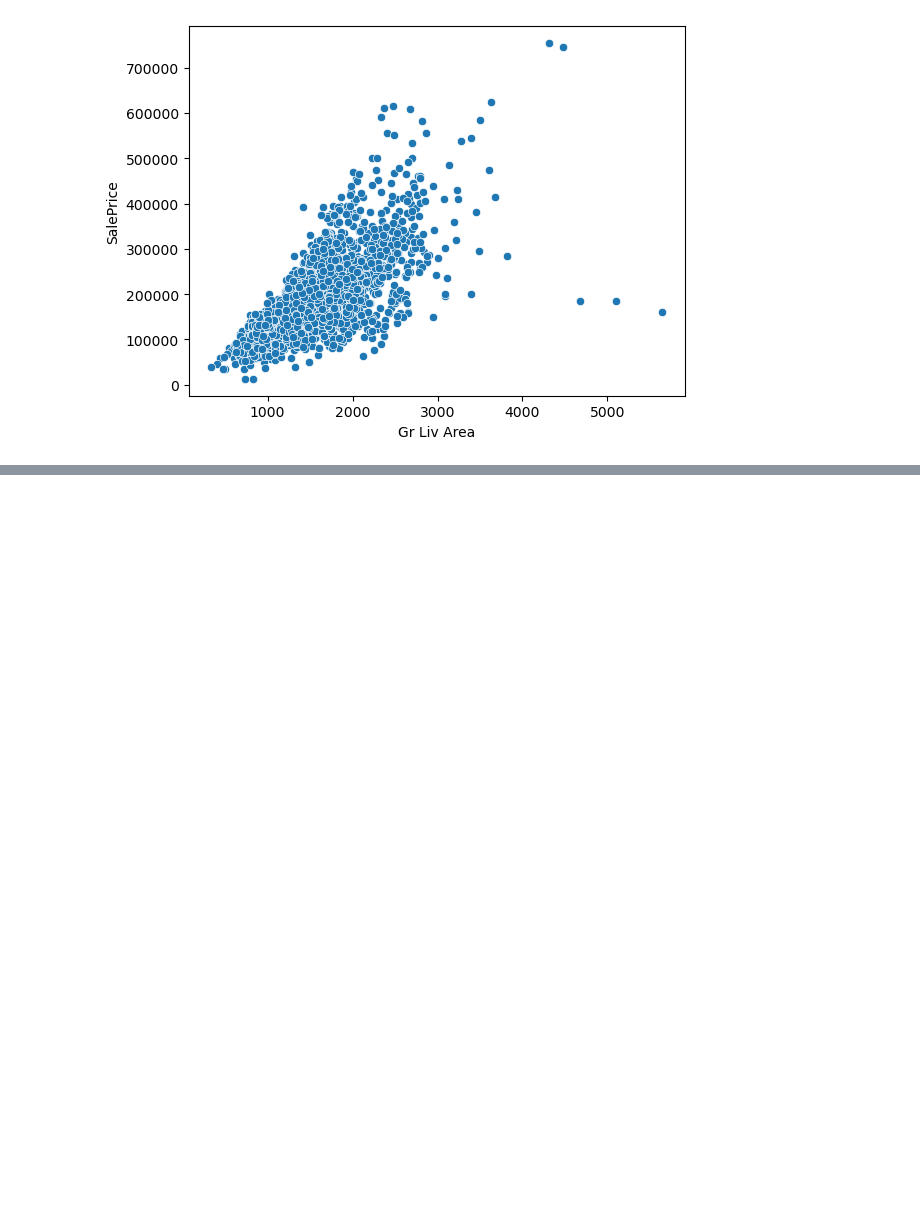
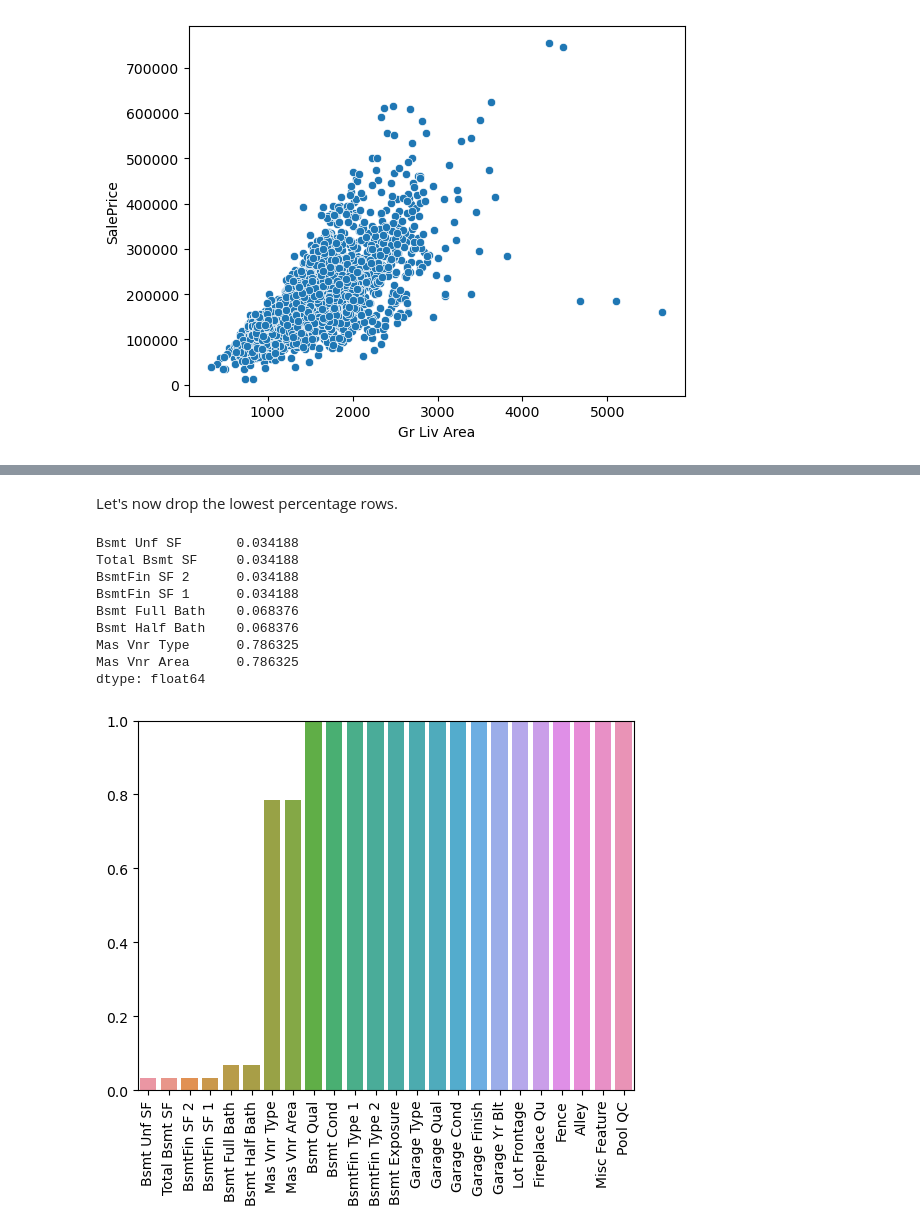
Before and after one commit to maginbu-0/Machine-Learning, a Jupyter notebook: Feature Engineering and Data Preparation/Feature Eng and Data Preparation.ipynb, the cells around one changed output, grey strips where cells are left out. Drawn from its saved outputs; the diff is of its cells as text; code cells hidden in the pictures; blank space fills up the shorter version.

```diff
--- a/Feature Engineering and Data Preparation/Feature Eng and Data Preparation.ipynb
+++ b/Feature Engineering and Data Preparation/Feature Eng and Data Preparation.ipynb
@@ -202,0 +336,22 @@ sns.scatterplot(data=df,x='Gr Liv Area', y='SalePrice')
+# %% [markdown]
+Let's now drop the lowest percentage rows.
+# %%
+df = df.dropna(axis=0,subset=['Electrical','Garage Cars'])
+percent_nan = percent_missing(df)
+
+sns.barplot(x=percent_nan.index,y=percent_nan)
+plt.xticks(rotation=90)
+plt.ylim(0,1)
+
+percent_nan[percent_nan < 1]
+# %% [output]
+Bsmt Unf SF       0.034188
+Total Bsmt SF     0.034188
+BsmtFin SF 2      0.034188
+BsmtFin SF 1      0.034188
+Bsmt Full Bath    0.068376
+Bsmt Half Bath    0.068376
+Mas Vnr Type      0.786325
+Mas Vnr Area      0.786325
+dtype: float64
+[figure, added]
```
Also changed, not shown: parts of 54 cells of this notebook, 1 other file.
